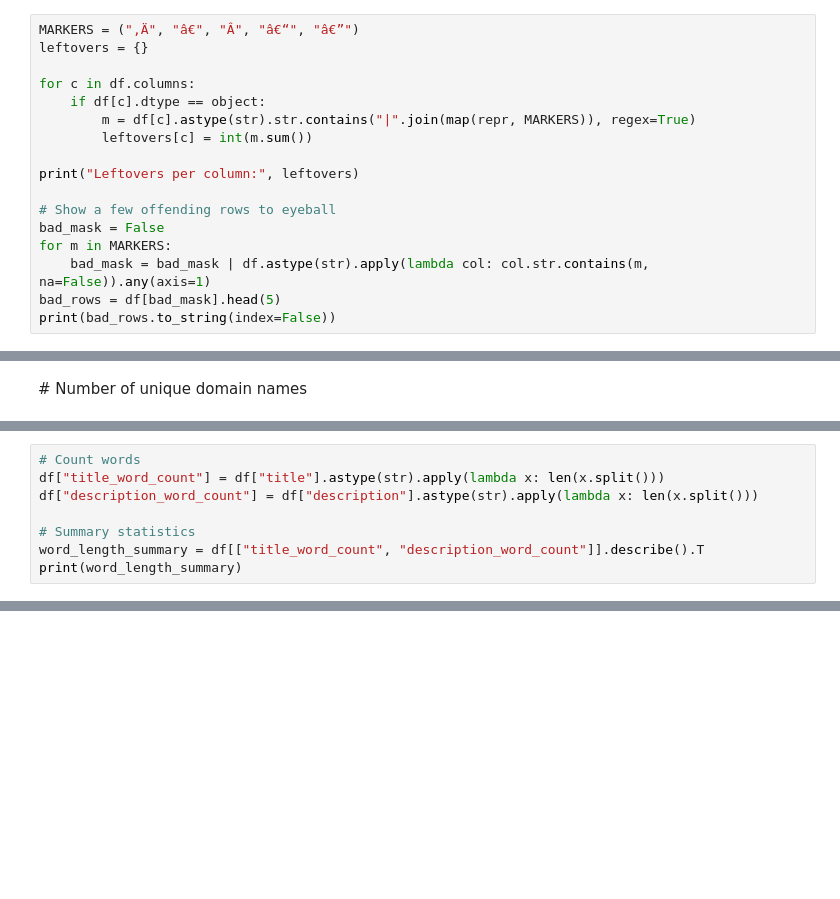
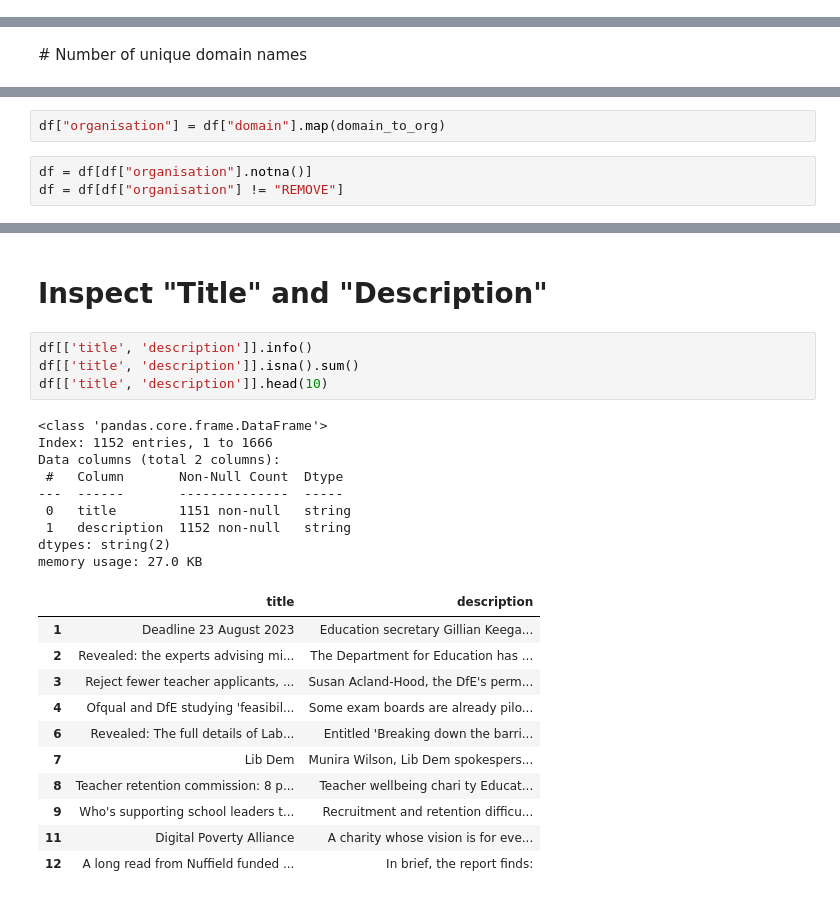
Before and after one commit to Yorkel/ERP_Newsletter, a Jupyter notebook: notebooks/clean_preprocess.ipynb, the cells around one changed output, grey strips where cells are left out. Cells and saved outputs as stored; diff of their text form; blank space fills up the shorter version.

Commit message:
data cleaning

```diff
--- a/notebooks/clean_preprocess.ipynb
+++ b/notebooks/clean_preprocess.ipynb
@@ -146,17 +48,0 @@ Forced replacements applied. Saved -> newsletters_clean.csv
-# %%
-MARKERS = ("‚Ä", "â€", "Â", "â€“", "â€”")
-leftovers = {}
-
-for c in df.columns:
-    if df[c].dtype == object:
-        m = df[c].astype(str).str.contains("|".join(map(repr, MARKERS)), regex=True)
-        leftovers[c] = int(m.sum())
-
-print("Leftovers per column:", leftovers)
-
-# Show a few offending rows to eyeball
-bad_mask = False
-for m in MARKERS:
-    bad_mask = bad_mask | df.astype(str).apply(lambda col: col.str.contains(m, na=False)).any(axis=1)
-bad_rows = df[bad_mask].head(5)
-print(bad_rows.to_string(index=False))
@@ -572,8 +446,0 @@ print(domain_counts.head(40))
-# %%
-# Count words
-df["title_word_count"] = df["title"].astype(str).apply(lambda x: len(x.split()))
-df["description_word_count"] = df["description"].astype(str).apply(lambda x: len(x.split()))
-
-# Summary statistics
-word_length_summary = df[["title_word_count", "description_word_count"]].describe().T
-print(word_length_summary)
@@ -587,0 +797,5 @@ description_word_count  239.0
+# %%
+df["organisation"] = df["domain"].map(domain_to_org)
+# %%
+df = df[df["organisation"].notna()]
+df = df[df["organisation"] != "REMOVE"]
@@ -587,0 +828,27 @@ description_word_count  239.0
+# %% [markdown]
+# Inspect "Title" and "Description"
+# %%
+df[['title', 'description']].info()
+df[['title', 'description']].isna().sum()
+df[['title', 'description']].head(10)
+# %% [output]
+<class 'pandas.core.frame.DataFrame'>
+Index: 1152 entries, 1 to 1666
+Data columns (total 2 columns):
+ #   Column       Non-Null Count  Dtype
+---  ------       --------------  -----
+ 0   title        1151 non-null   string
+ 1   description  1152 non-null   string
+dtypes: string(2)
+memory usage: 27.0 KB
+|  | title | description |
+| 1 | Deadline 23 August 2023 | Education secretary Gillian Keega... |
+| 2 | Revealed: the experts advising mi... | The Department for Education has ... |
+| 3 | Reject fewer teacher applicants, ... | Susan Acland-Hood, the DfE's perm... |
+| 4 | Ofqual and DfE studying 'feasibil... | Some exam boards are already pilo... |
+| 6 | Revealed: The full details of Lab... | Entitled 'Breaking down the barri... |
+| 7 | Lib Dem | Munira Wilson, Lib Dem spokespers... |
+| 8 | Teacher retention commission: 8 p... | Teacher wellbeing chari ty Educat... |
+| 9 | Who's supporting school leaders t... | Recruitment and retention difficu... |
+| 11 | Digital Poverty Alliance | A charity whose vision is for eve... |
+| 12 | A long read from Nuffield funded ... | In brief, the report finds: |
```
Also changed, not shown: parts of 38 cells of this notebook, 8 other files.
